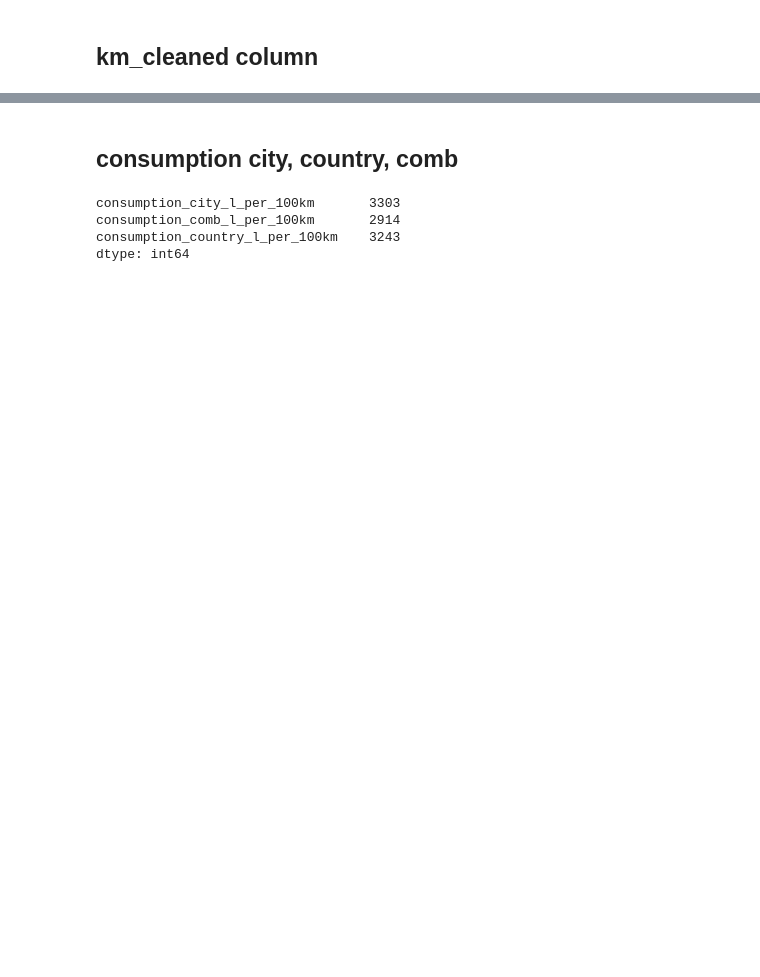
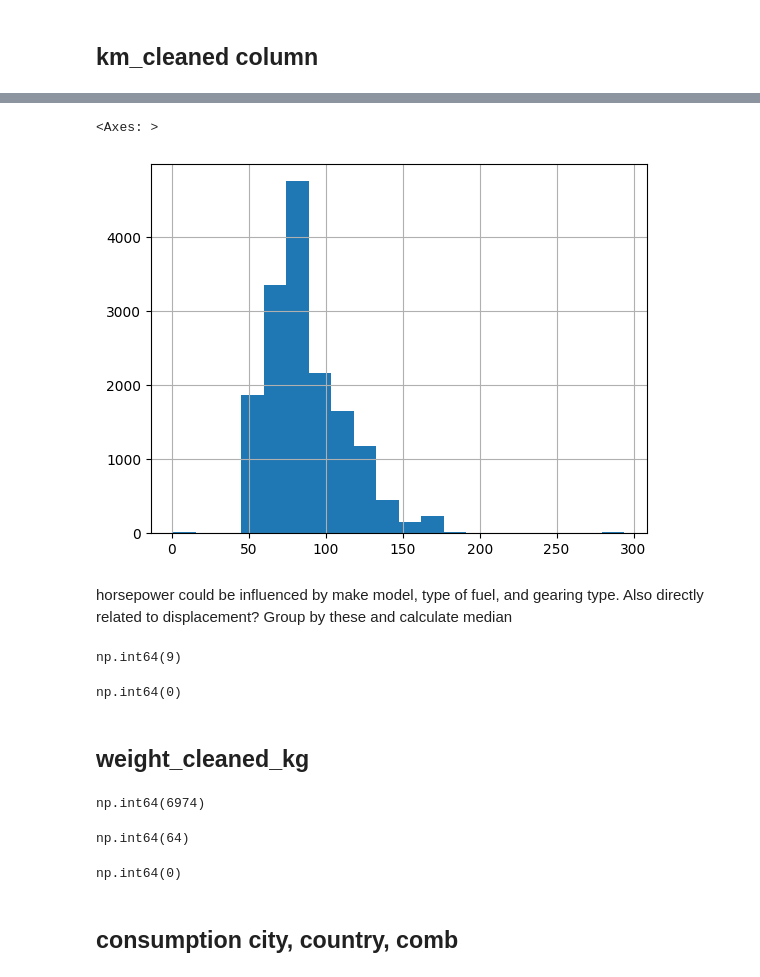
Before and after one commit to balintstewart77/magnimind-assignments, a Jupyter notebook: Auto_scout/auto_scout_part2_missing_val.ipynb, the cells around one changed output, grey strips where cells are left out. Saved outputs shown, nothing was run; the diff lists cells and outputs as text; code cells hidden in the pictures; blank space fills up the shorter version.

```diff
--- a/Auto_scout/auto_scout_part2_missing_val.ipynb
+++ b/Auto_scout/auto_scout_part2_missing_val.ipynb
@@ -349,10 +1105,58 @@ Name: km_cleaned_filled, dtype: int64
+# %%
+df['hp_kw_cleaned'].hist(bins = 20)
+# %% [output]
+<Axes: >
+[figure, added]
+# %% [markdown]
+horsepower could be influenced by make model, type of fuel, and gearing type. Also directly related to displacement? Group by these and calculate median
+# %%
+median_hp_kw = df.groupby([
+    'make_model',
+    'fuel_cleaned',
+    'displacement_cleaned_filled',
+    'gearingtype_cleaned'
+])['hp_kw_cleaned'].transform(lambda x: x.median())
+
+df['hp_kw_cleaned_filled'] = df['hp_kw_cleaned'].fillna(median_hp_kw)
+df['hp_kw_cleaned_filled'].isna().sum()
+# %% [output]
+np.int64(9)
+# %%
+# fill remaining 9 nans with displacement_cleaned_filled only
+median_hp_kw2 = df.groupby([
+    'displacement_cleaned_filled',
+])['hp_kw_cleaned'].transform(lambda x: x.median())
+df['hp_kw_cleaned_filled'] = df['hp_kw_cleaned_filled'].fillna(median_hp_kw2)
+df['hp_kw_cleaned_filled'].isna().sum()
+# %% [output]
+np.int64(0)
+# %% [markdown]
+## weight_cleaned_kg
+# %%
+df['weight_cleaned_kg'].isna().sum()
+# %% [output]
+np.int64(6974)
+# %%
+# groupby factors affecting weight most obviously
+median_weight = df.groupby([
+    'make_model',
+    'body_cleaned_filled',
+    'fuel_cleaned',
+    'drivechain_cleaned_filled'
+])['weight_cleaned_kg'].transform(lambda x: x.median())
+
+df['weight_cleaned_filled'] = df['weight_cleaned_kg'].fillna(median_weight)
+df['weight_cleaned_filled'].isna().sum()
+# %% [output]
+np.int64(64)
+# %%
+# broaden the grouping to fill remaining 64 missing values
+median_weight2 = df.groupby([
+    'body_cleaned_filled'
+])['weight_cleaned_kg'].transform(lambda x: x.median())
+df['weight_cleaned_filled'] = df['weight_cleaned_filled'].fillna(median_weight2)
+df['weight_cleaned_filled'].isna().sum()
+# %% [output]
+np.int64(0)
 # %% [markdown]
 ## consumption city, country, comb
-# %%
-cc = df[['consumption_city_l_per_100km', 'consumption_comb_l_per_100km', 'consumption_country_l_per_100km',]]
-cc.isna().sum()
-# %% [output]
-consumption_city_l_per_100km       3303
-consumption_comb_l_per_100km       2914
-consumption_country_l_per_100km    3243
-dtype: int64
```
Also changed, not shown: parts of 110 cells of this notebook, 1 other file.
